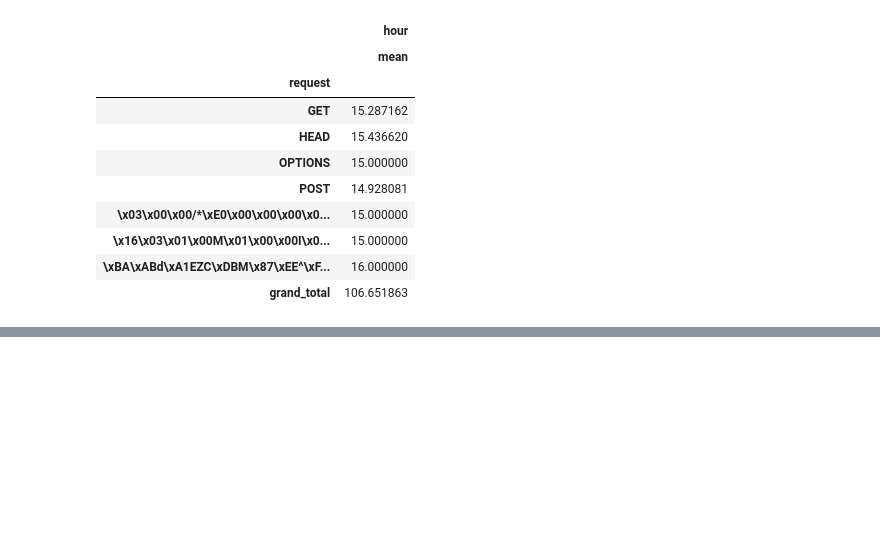
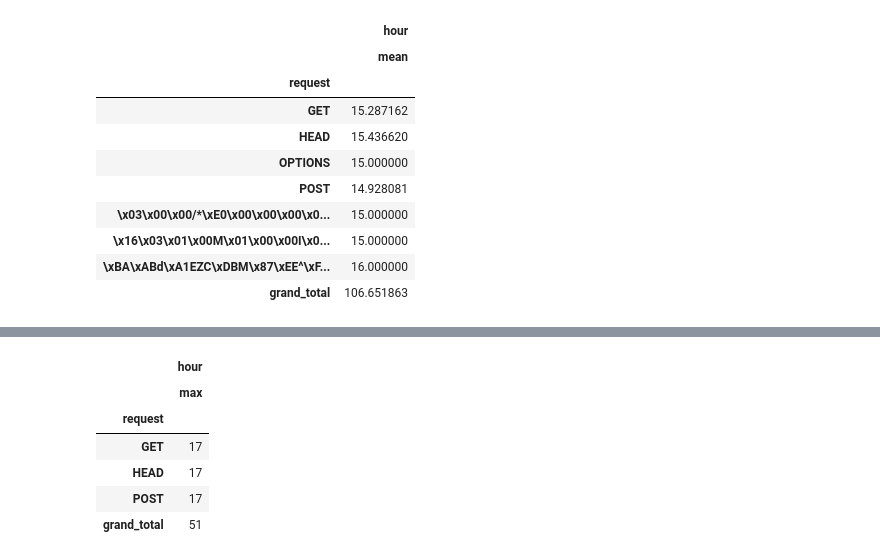
Before and after one commit to rabbaninew/weblog, a Jupyter notebook: weblog_update.ipynb, the cells around one changed output, grey strips where cells are left out. Saved outputs shown, nothing was run; the diff lists cells and outputs as text; code cells hidden in the pictures; blank space fills up the shorter version.

```diff
--- a/weblog_update.ipynb
+++ b/weblog_update.ipynb
@@ -240,0 +472,10 @@ data.groupby(["request"]).agg({'hour': ['mean']}).stb.subtotal()
+# %%
+(data.groupby(["request"]).agg({'hour': ['max']}).stb.subtotal())
+# %% [output]
+|  | hour |
+|  | max |
+| request |  |
+| GET | 17 |
+| HEAD | 17 |
+| POST | 17 |
+| grand_total | 51 |
```
Also changed, not shown: parts of 37 cells of this notebook.
